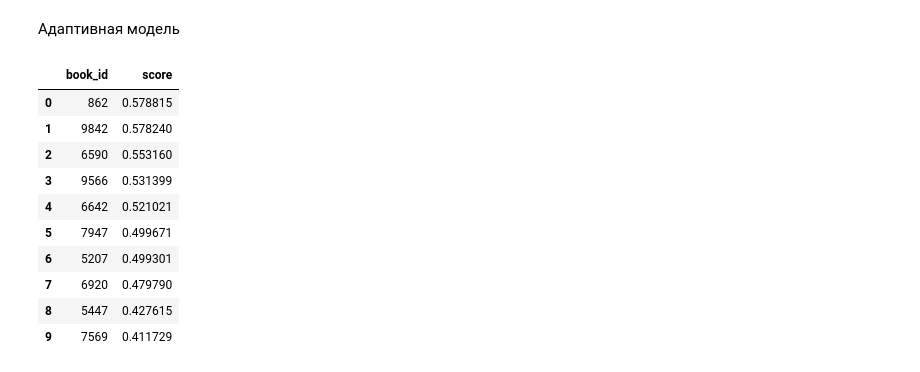
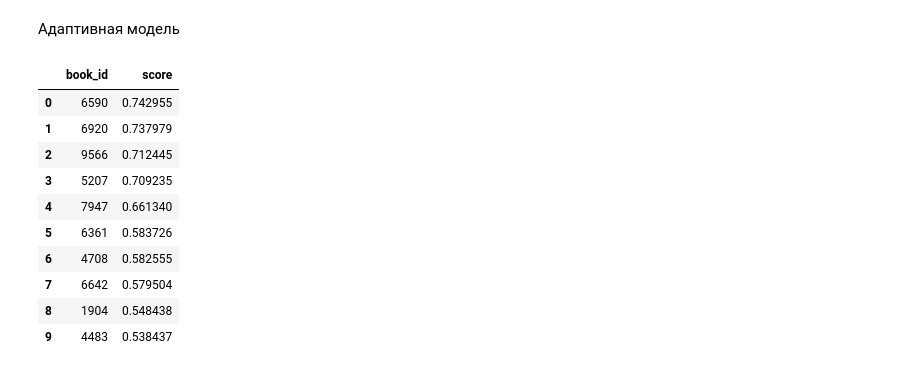
Before and after one commit to Bersserker/hybrid-neural-book-recommender, a Jupyter notebook: notebooks/prototype.ipynb, the cells around one changed output. Drawn from its saved outputs; the diff is of its cells as text; code cells hidden in the pictures.

```diff
--- a/notebooks/prototype.ipynb
+++ b/notebooks/prototype.ipynb
@@ -424,7 +831,7 @@ class content_based_recomender:
             if np.isfinite(scores[idx])
         ]
 # %%
-content_model = content_based_recomender( train_df, df_book_tags, df_books)
+content_model = content_based_recomender( train_df, df_book_tags, df_books, df_tags)
 test_user = 1
 print(f'Рекомендации для пользовател {test_user}')
 print(content_model.recommend(test_user,10))
@@ -441,6 +848,7 @@ from scipy.sparse import csr_matrix
 
 class cb_item_recomennder:
     def __init__(self, train_df, df_books):
+        self.user_history = train_df.groupby("user_id")["book_id"].agg(set).to_dict()
         self.user_ids = np.sort(train_df["user_id"].unique())
         self.book_ids = np.sort(df_books["id"].unique())
 
@@ -504,7 +912,7 @@ class cb_item_recomennder:
 
 
     def recommend_from_top(self, user_id, N=10):
-        seen = user_history.get(user_id, set())
+        seen = self.user_history.get(user_id, set())
 
         candidates = self.book_popularity[
             ~self.book_popularity["book_id"].isin(seen)
@@ -564,8 +972,7 @@ from surprise import SVD, Dataset, Reader
 
 
 class svd_recommender:
-    def __init__(self, train_df)  -> None:
-        pass
+    def __init__(self, train_df, df_books, n_epochs=50, random_state=42):
         self.reader = Reader(rating_scale=(1, 5))
 
         dataset = Dataset.load_from_df(
@@ -577,10 +984,10 @@ class svd_recommender:
 
         self.svd_model = SVD(
             n_factors=50,
-            n_epochs=50,
+            n_epochs=n_epochs,
             lr_all=0.005,
             reg_all=0.02,
-            random_state=42
+            random_state=random_state
         )
 
         self.svd_model.fit(self.trainset)
@@ -623,7 +1030,7 @@ class svd_recommender:
         return [{"book_id": int(self.book_ids[i]), "score": float(scores[i])} for i in top]
 
 
-svd_model = svd_recommender(train_df)
+svd_model = svd_recommender(train_df, df_books)
 test_user = 1
 print(f'Рекомендации для пользовател {test_user}')
 print(svd_model.recommend(test_user,10))
@@ -1006,9 +1857,9 @@ ADAPTIVE_WEIGHTS = {
 
 
 class AdaptiveHybridRecommender(HybridRecommender):
-    def __init__(self, train_df, adaptive_weights=None):
+    def __init__(self, train_df, models, adaptive_weights=None):
         # Инициализируем базовые модели и историю пользователей
-        super().__init__(train_df)
+        super().__init__(train_df, models=models)
 
         self.user_activity = (
             train_df.groupby("user_id")
@@ -1016,16 +1867,19 @@ class AdaptiveHybridRecommender(HybridRecommender):
             .to_dict()
         )
 
-        source_weights = (
-            ADAPTIVE_WEIGHTS
-            if adaptive_weights is None
-            else adaptive_weights
-        )
-
-        self.adaptive_weights = {
-            user_type: dict(weights)
-            for user_type, weights in source_weights.items()
-        }
+        if adaptive_weights is None:
+            # 20% изначально отдаём нейросети; остальные веса сохраняют прежние пропорции.
+            source_weights = {
+                group: {**{name: 0.8 * weight for name, weight in weights.items()},
+                        "two_tower": 0.2}
+                for group, weights in ADAPTIVE_WEIGHTS.items()
+            }
+            self.adaptive_weights = {}
+            for group, weights in source_weights.items():
+                total = sum(weights[name] for name in self.models)
+                self.adaptive_weights[group] = {name: weights[name] / total for name in self.models}
+        else:
+            self.adaptive_weights = {group: dict(weights) for group, weights in adaptive_weights.items()}
 
     def get_user_type(self, user_id):
         n_ratings = self.user_activity.get(user_id, 0)
@@ -1051,22 +1905,22 @@ class AdaptiveHybridRecommender(HybridRecommender):
             candidates_k=candidates_k,
         )
 # %%
-adaprive_hybrid_model = AdaptiveHybridRecommender(train_df)
+adaprive_hybrid_model = AdaptiveHybridRecommender(train_df, models=base_models)
 
 adaptive_recs = adaprive_hybrid_model.recommend(user_id=1, N=10)
-display(pd.DataFrame(hybrid_recs))
+display(pd.DataFrame(adaptive_recs))
 # %% [output]
 |  | book_id | score |
-| 0 | 862 | 0.578815 |
-| 1 | 9842 | 0.578240 |
-| 2 | 6590 | 0.553160 |
-| 3 | 9566 | 0.531399 |
-| 4 | 6642 | 0.521021 |
-| 5 | 7947 | 0.499671 |
-| 6 | 5207 | 0.499301 |
-| 7 | 6920 | 0.479790 |
-| 8 | 5447 | 0.427615 |
-| 9 | 7569 | 0.411729 |
+| 0 | 6590 | 0.742955 |
+| 1 | 6920 | 0.737979 |
+| 2 | 9566 | 0.712445 |
+| 3 | 5207 | 0.709235 |
+| 4 | 7947 | 0.661340 |
+| 5 | 6361 | 0.583726 |
+| 6 | 4708 | 0.582555 |
+| 7 | 6642 | 0.579504 |
+| 8 | 1904 | 0.548438 |
+| 9 | 4483 | 0.538437 |
 # %%
 import optuna
 
```
Also changed, not shown: parts of 41 cells of this notebook, 29 other files.
